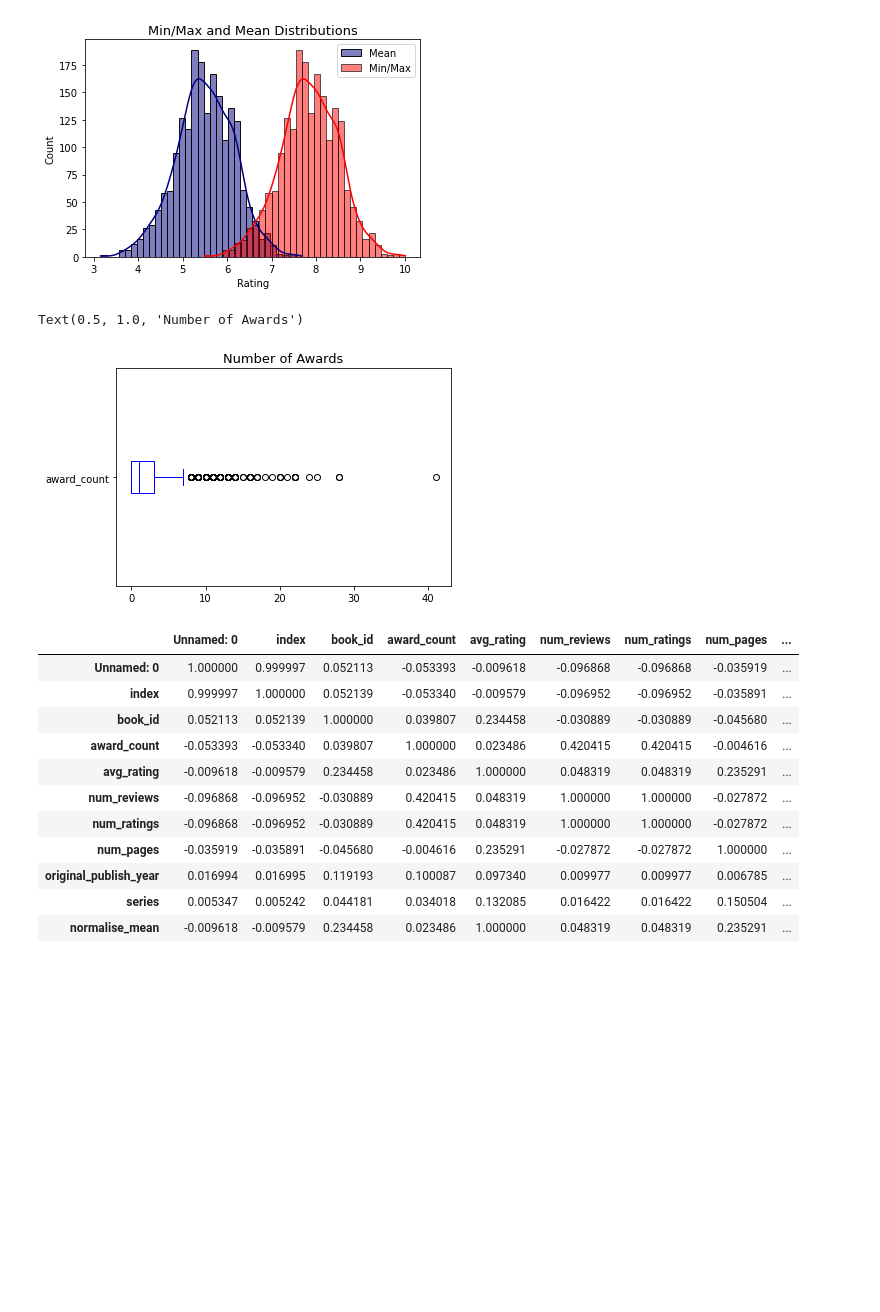
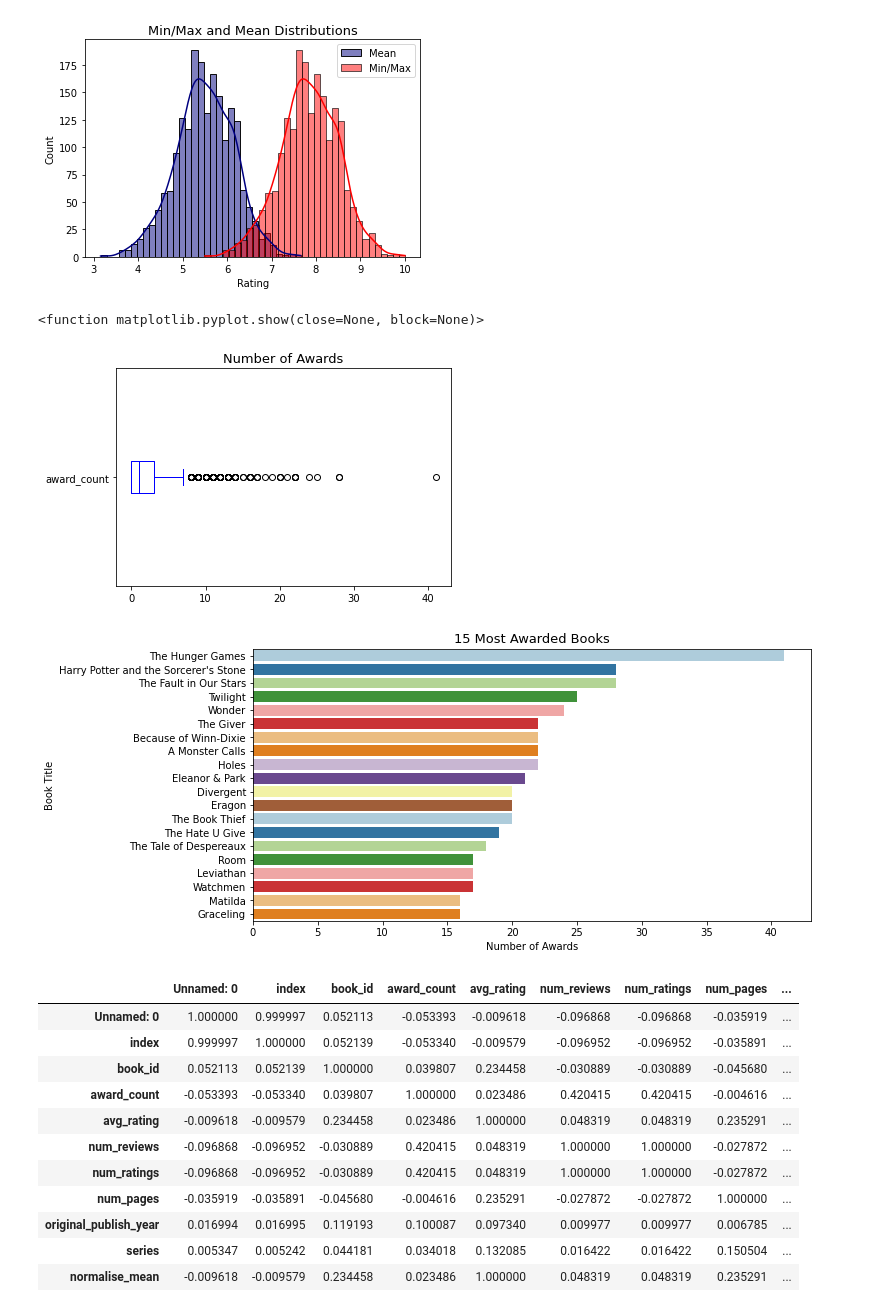
Before and after one commit to fbulbulov/AISpring-exercises, a Jupyter notebook: Build Week 1 GoodReading Project/Data Visualization.ipynb, the cells around one changed output. Cells and saved outputs as stored; diff of their text form; code cells hidden in the pictures; blank space fills up the shorter version.

```diff
--- a/Build Week 1 GoodReading Project/Data Visualization.ipynb
+++ b/Build Week 1 GoodReading Project/Data Visualization.ipynb
@@ -117,9 +117,24 @@ plt.show()
 
 df[['award_count']].plot.box(vert=False, color='blue')
 plt.title('Number of Awards', fontsize='13')
+plt.show
 # %% [output]
-Text(0.5, 1.0, 'Number of Awards')
+<function matplotlib.pyplot.show(close=None, block=None)>
 [figure]
+# %%
+most_awards = df.sort_values(by='award_count', ascending=False)
+most_awards=  most_awards[['title','award_count']]
+most_awards = most_awards.head(20)
+
+
+plt.figure(figsize=(10,5))
+sns.barplot(y='title', x='award_count', data = most_awards, palette="Paired")
+plt.title('15 Most Awarded Books', fontsize='13')
+plt.xlabel('Number of Awards')
+plt.ylabel('Book Title')
+plt.show()
+# %% [output]
+[figure, added]
 # %%
 pearsoncorr = df.corr(method='pearson')
 pearsoncorr
```
Also changed, not shown: parts of 1 cell of this notebook.
